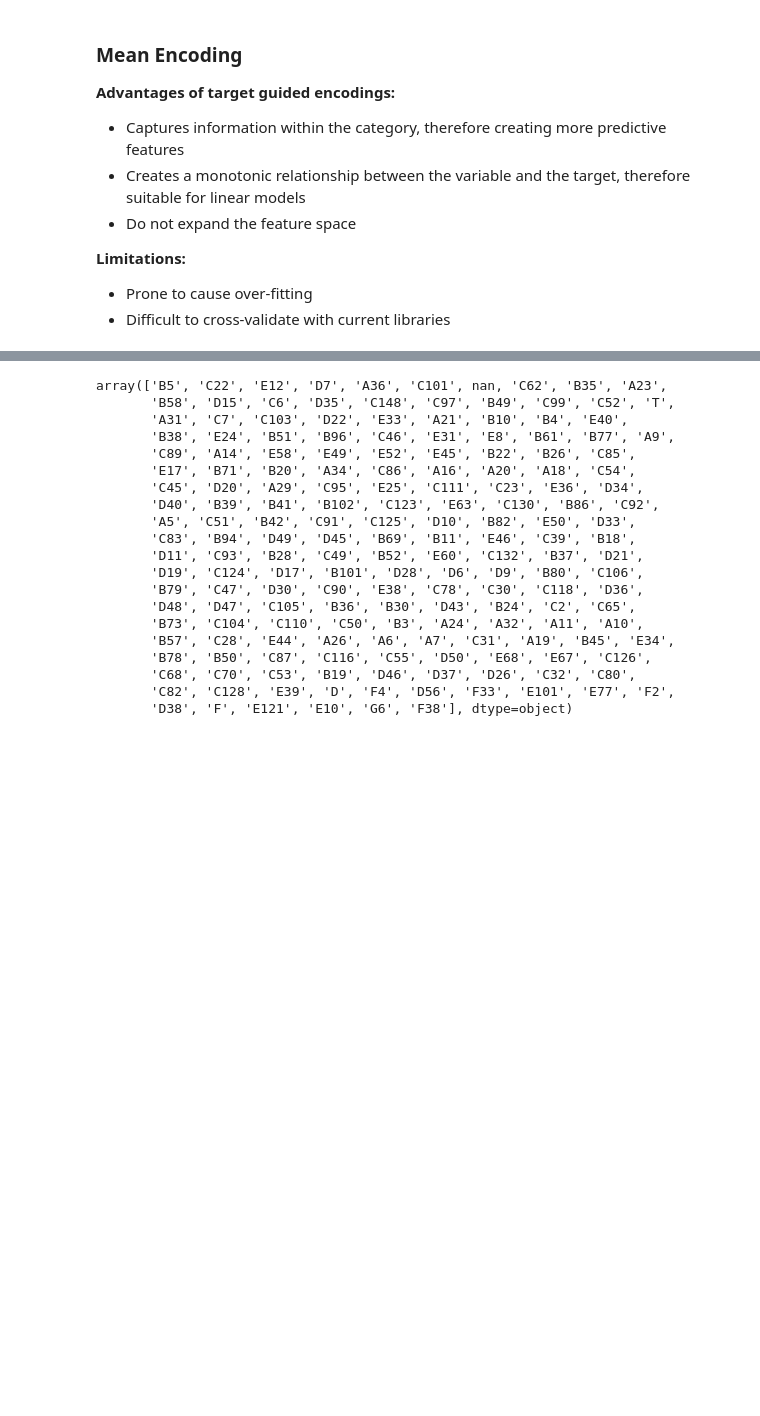
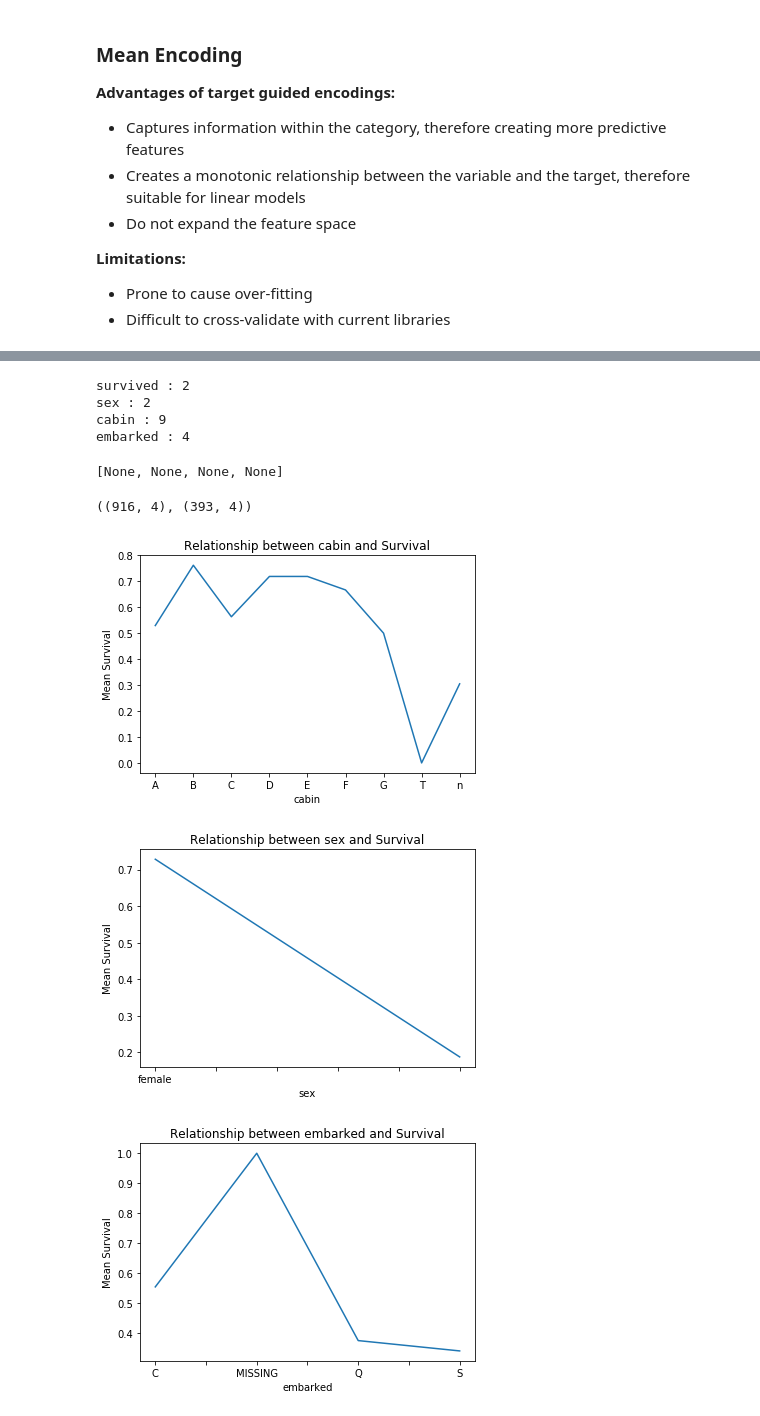
Before and after one commit to KarthikKothareddy/FeatureEngineering, a Jupyter notebook: categorical_variable_encoding.ipynb, the cells around one changed output, grey strips where cells are left out. Drawn from its saved outputs; the diff is of its cells as text; code cells hidden in the pictures; blank space fills up the shorter version.

Commit message:
mean encoding with feature engine

```diff
--- a/categorical_variable_encoding.ipynb
+++ b/categorical_variable_encoding.ipynb
@@ -1115,24 +1115,35 @@ data.head()
 # %%
 # lets fill all the missing values
-data["cabin"].unique()
+data["embarked"] = data["embarked"].fillna("MISSING")
-# %% [output]
-array(['B5', 'C22', 'E12', 'D7', 'A36', 'C101', nan, 'C62', 'B35', 'A23',
-       'B58', 'D15', 'C6', 'D35', 'C148', 'C97', 'B49', 'C99', 'C52', 'T',
-       'A31', 'C7', 'C103', 'D22', 'E33', 'A21', 'B10', 'B4', 'E40',
-       'B38', 'E24', 'B51', 'B96', 'C46', 'E31', 'E8', 'B61', 'B77', 'A9',
-       'C89', 'A14', 'E58', 'E49', 'E52', 'E45', 'B22', 'B26', 'C85',
-       'E17', 'B71', 'B20', 'A34', 'C86', 'A16', 'A20', 'A18', 'C54',
-       'C45', 'D20', 'A29', 'C95', 'E25', 'C111', 'C23', 'E36', 'D34',
-       'D40', 'B39', 'B41', 'B102', 'C123', 'E63', 'C130', 'B86', 'C92',
-       'A5', 'C51', 'B42', 'C91', 'C125', 'D10', 'B82', 'E50', 'D33',
-       'C83', 'B94', 'D49', 'D45', 'B69', 'B11', 'E46', 'C39', 'B18',
-       'D11', 'C93', 'B28', 'C49', 'B52', 'E60', 'C132', 'B37', 'D21',
-       'D19', 'C124', 'D17', 'B101', 'D28', 'D6', 'D9', 'B80', 'C106',
-       'B79', 'C47', 'D30', 'C90', 'E38', 'C78', 'C30', 'C118', 'D36',
-       'D48', 'D47', 'C105', 'B36', 'B30', 'D43', 'B24', 'C2', 'C65',
-       'B73', 'C104', 'C110', 'C50', 'B3', 'A24', 'A32', 'A11', 'A10',
-       'B57', 'C28', 'E44', 'A26', 'A6', 'A7', 'C31', 'A19', 'B45', 'E34',
-       'B78', 'B50', 'C87', 'C116', 'C55', 'D50', 'E68', 'E67', 'C126',
-       'C68', 'C70', 'C53', 'B19', 'D46', 'D37', 'D26', 'C32', 'C80',
-       'C82', 'C128', 'E39', 'D', 'F4', 'D56', 'F33', 'E101', 'E77', 'F2',
-       'D38', 'F', 'E121', 'E10', 'G6', 'F38'], dtype=object)
+# %%
+# print out the unique categories
+[print(f"{col} : {len(data[col].unique())}") for col in data.columns]
+# %% [output]
+survived : 2
+sex : 2
+cabin : 9
+embarked : 4
+[None, None, None, None]
+# %%
+# let's separate into training and testing set
+x_train, x_test, y_train, y_test = train_test_split(
+    data[['cabin', 'sex', 'embarked', 'survived']], # keep the target
+    data['survived'],
+    test_size=0.3,
+    random_state=0)
+
+x_train.shape, x_test.shape
+# %% [output]
+((916, 4), (393, 4))
+# %%
+# let's explore the relationship of the categories with the target
+for var in ['cabin', 'sex', 'embarked']:
+    fig = plt.figure()
+    fig = x_train.groupby([var])['survived'].mean().plot()
+    fig.set_title('Relationship between {} and Survival'.format(var))
+    fig.set_ylabel('Mean Survival')
+    plt.show()
+# %% [output]
+[figure, added]
+[figure, added]
+[figure, added]
```
Also changed, not shown: parts of 8 cells of this notebook.
